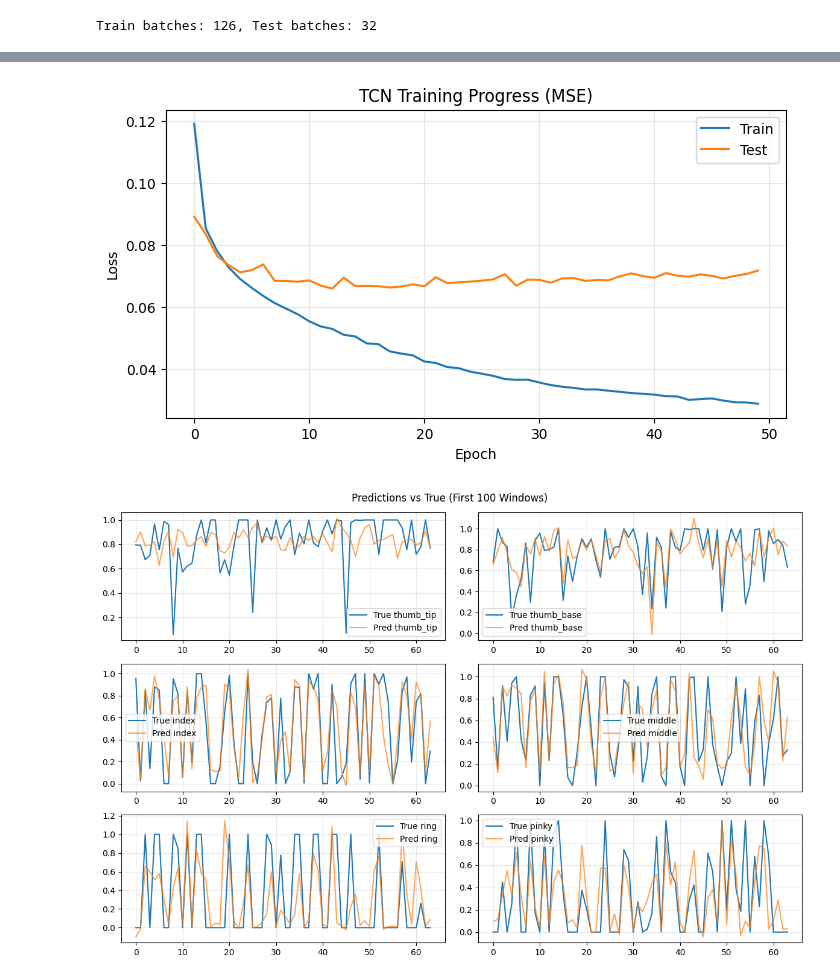
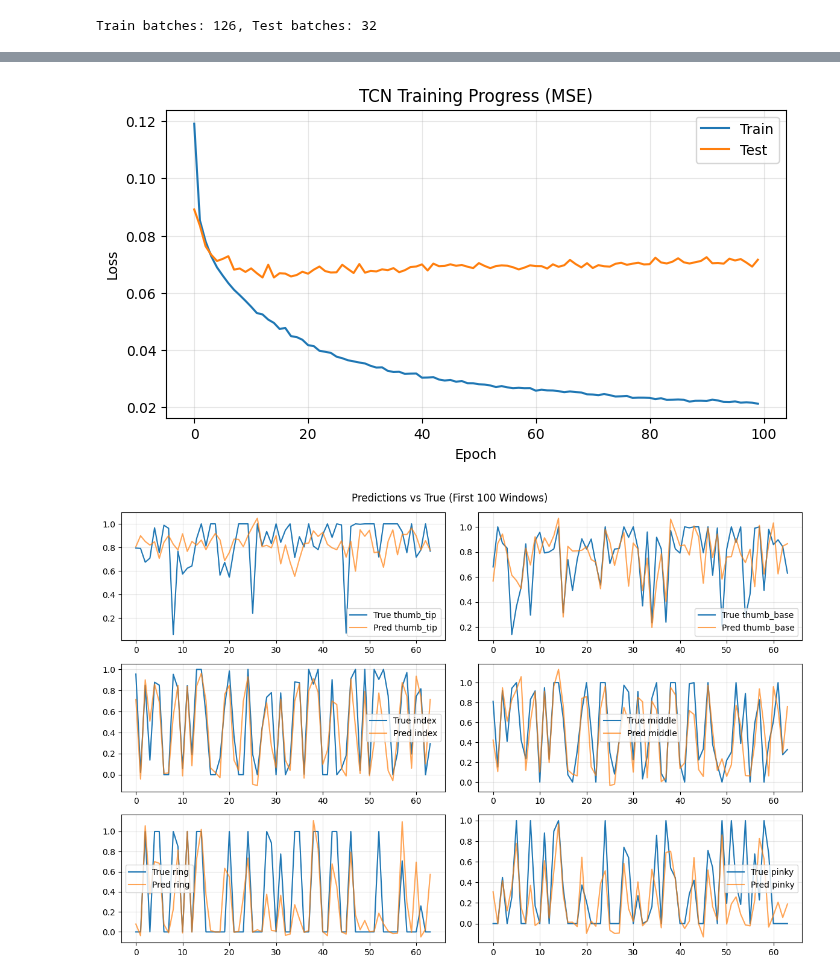
Before and after one commit to CogitoNTNU/Grip, a Jupyter notebook: training/notebooks/TCN.ipynb, the cells around one changed output, grey strips where cells are left out. Cells and saved outputs as stored; diff of their text form; code cells hidden in the pictures.

Commit message:
feat: mess around with dilation

```diff
--- a/training/notebooks/TCN.ipynb
+++ b/training/notebooks/TCN.ipynb
@@ -350,7 +350,7 @@ class TCN(nn.Module):
         super().__init__()
         layers = []
         channels = [64, 64, 64]
-        dilations = [1, 2, 4]
+        dilations = [1, 2, 4, 6, 10]
         in_ch = n_inputs
         for out_ch, d in zip(channels, dilations):
             layers.append(ResidualBlock(in_ch, out_ch, kernel_size=3, dilation=d))
@@ -391,7 +391,7 @@ model = TCN(n_inputs, n_outputs).to(device)
 optimizer = optim.Adam(model.parameters(), lr=1e-3)
 criterion = nn.MSELoss()
 
-n_epochs = 50
+n_epochs = 100
 train_losses, test_losses = [], []
 
 for epoch in range(n_epochs):
@@ -452,26 +452,29 @@ plt.legend()
 plt.grid(True, alpha=0.3)
 plt.show()
 # %% [output]
-[figure, old version]
+[figure, new version]
 # %%
 model.eval()
 with torch.no_grad():
     xb, yb = next(iter(test_loader))
     xb, yb = xb.to(device), yb.to(device)
     preds = model(xb).cpu().numpy()
     true = yb.cpu().numpy()
+
+y_true = np.concatenate(true, axis=0)
+y_pred = np.concatenate(preds, axis=0)
 
 finger_names = ['thumb_tip', 'thumb_base', 'index', 'middle', 'ring', 'pinky']
 
 plt.figure(figsize=(12, 8))
 for i, name in enumerate(finger_names):
     plt.subplot(3, 2, i+1)
     plt.plot(true[:100, i], label=f"True {name}")
     plt.plot(preds[:100, i], label=f"Pred {name}", alpha=0.7)
     plt.legend()
     plt.grid(True, alpha=0.3)
 plt.suptitle("Predictions vs True (First 100 Windows)")
 plt.tight_layout()
 plt.show()
 # %% [output]
-[figure, old version]
+[figure, new version]
```
Also changed, not shown: parts of 3 cells of this notebook.
